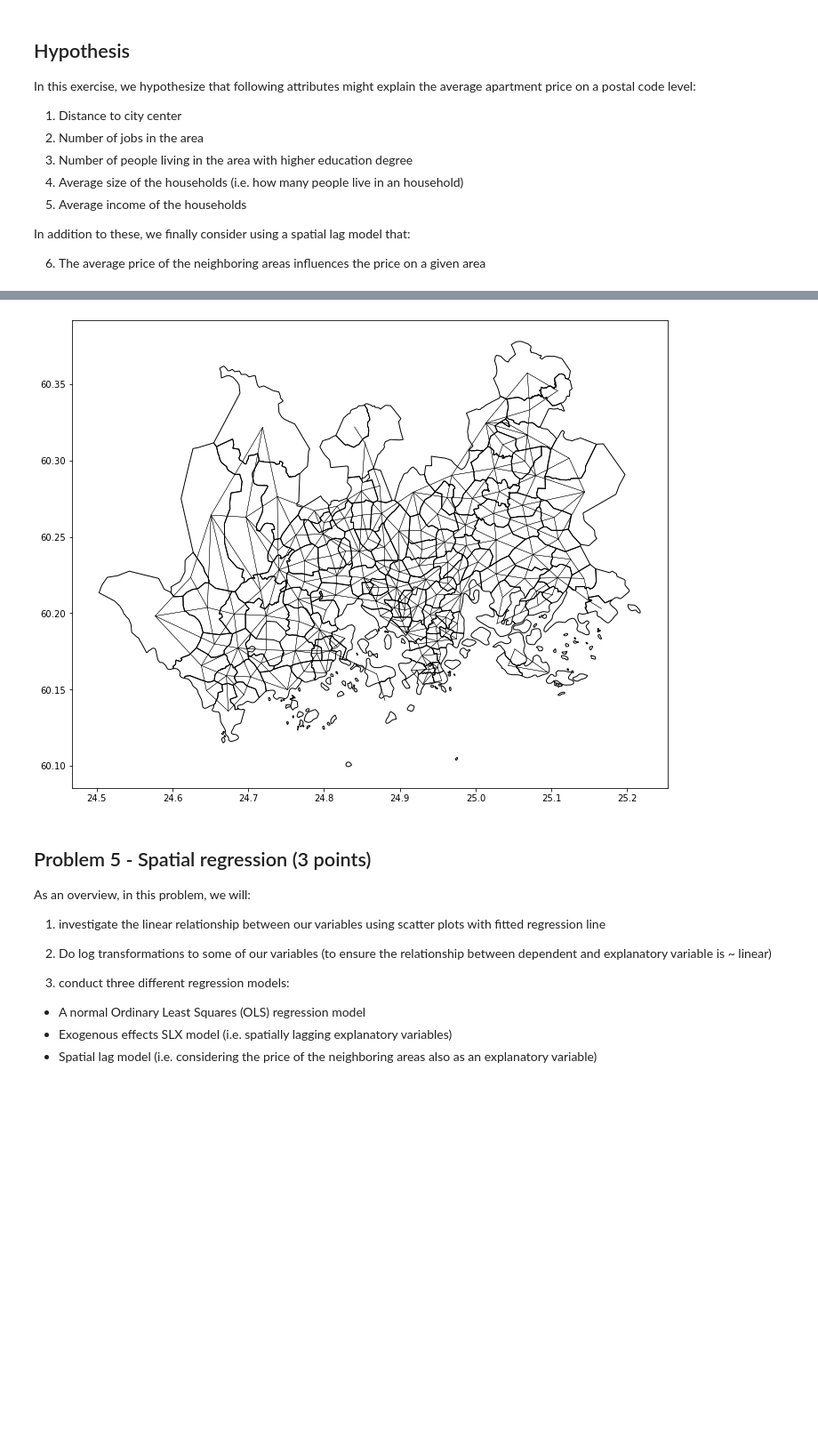
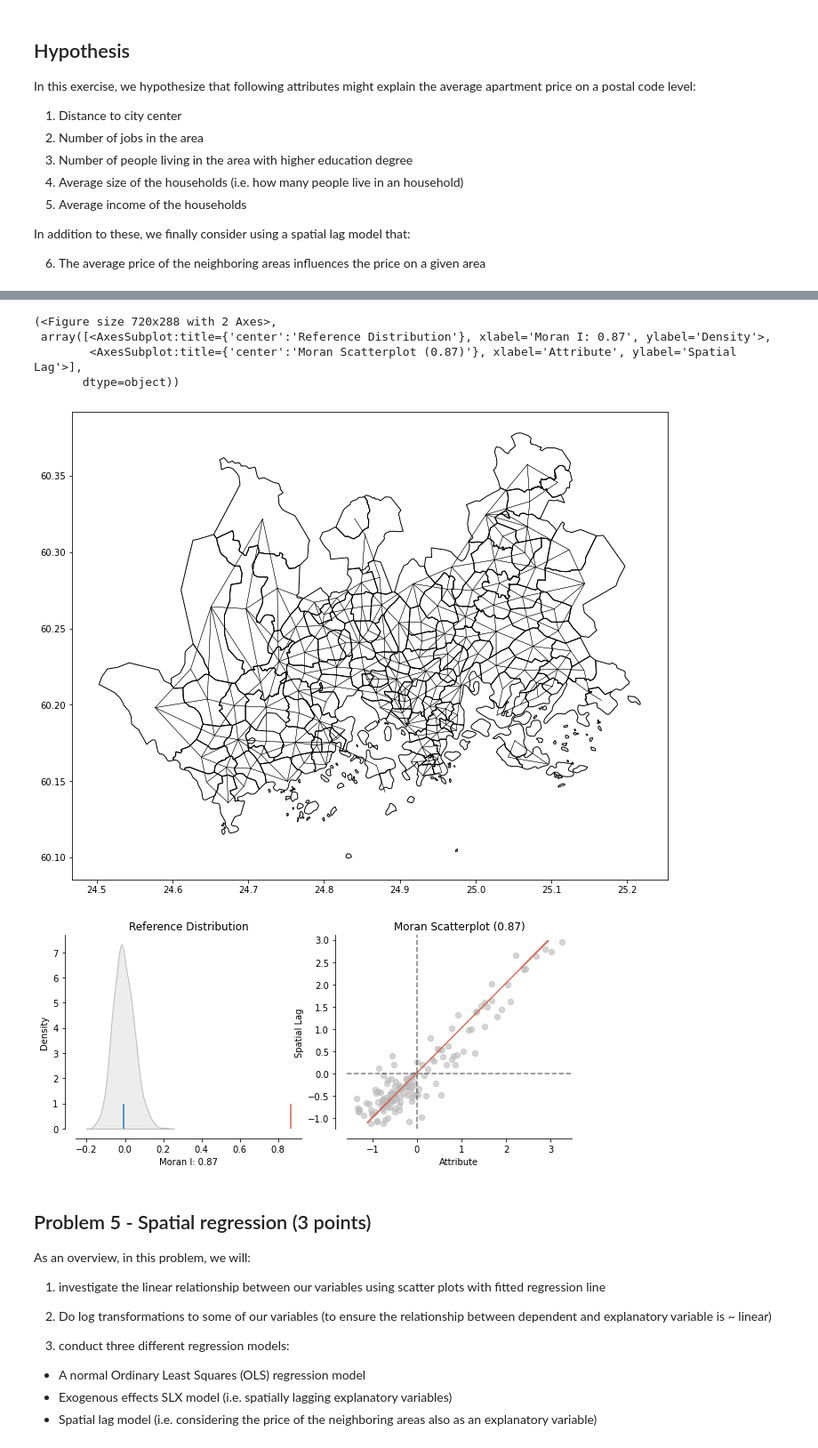
Before and after one commit to Sustainability-GIS-2022/exercise-4-laripernu, a Jupyter notebook: Exercise-4.ipynb, the cells around one changed output, grey strips where cells are left out. Shown at 89% size. Drawn from its saved outputs; the diff is of its cells as text; code cells hidden in the pictures; blank space fills up the shorter version.

```diff
--- a/Exercise-4.ipynb
+++ b/Exercise-4.ipynb
@@ -270,6 +267,9 @@ Sanity check (optional): If you plot the spatial weights (i.e. variable `w`) wit
 
 **How to read the plot?** The plot on the right displays a positive relationship between both variables (it also shows the global Moran index in the title). This means that we have positive spatial autocorrelation in our data as similar values tend to be located close to each other: high values tend to be close to other high values, and low values tend to close to other low values. On the left plot we can see, how the distribution of our data should look like if the data would be spatially random. The blue vertical line (at x-axis position 0) shows where the mean is in spatially random distribution, and the red vertical line on the very right shows where the Moran's I of our data is. I.e. it is clearly beyond random.
 # %%
+import splot
+import esda
+from splot.esda import plot_moran
 from libpysal.weights import Queen
 import warnings
 warnings.simplefilter("ignore")
@@ -283,19 +283,26 @@ ax = data.plot(figsize=(12,12), facecolor="none")
 w.plot(data, ax=ax, edge_kws=dict(color='black', linestyle='-', linewidth=0.4), node_kws=dict(marker=''))
 
 # 2. Row standardize the weights as was shown during the tutorial this week.
-
+w.transform = 'R'
 
 # 3. In our data, there are islands. Which indices of our data represent islands?
-
+islands = w.islands
+type(islands)
 
 # 4. Remove the rows from our GeoDataFrame representing islands (check lesson video) by dropping the rows based on the island indices. Also reset the index at this point.
-
+data_no_island = data.drop(islands)
+data_no_island.reset_index()
 
 # 5. Based on this cleaned data, recreate the Queen contiguity weights and store them again in variable w and row standardize the weights
+w = Queen.from_dataframe(data_no_island)
+w.transform = 'R'
 
+# 6. Calculate the Moran's I based on the "price" attribute and using the spatial weights that we created in the previous step.
+mi = esda.moran.Moran(data_no_island["avg_m2_price_2019"], w)
 
-# 6. Calculate the Moran's I based on the "price" attribute and using the spatial weights that we created in the previous step. For doing this, you can use the Moran() function from the pysal library, which accepts the Series of our price column as one parameter and the weights as another, check the pysal docs for details. What is the global Moran's I for our data?
-
+# What is the global Moran's I for our data?
+print("Moran's I: {:.5f}".format(mi.I))
 
 # 7. Create a Moran plot based on our data that allows us to investigate the spatial autocorrelation visually. For doing this, you can use a plot_moran() -function from pysal's splot submodule. Sanity check: if everything is correct Moran plot should produce something like following (Moran's I value is hidden):
+plot_moran(mi)
 # %% [output]
@@ -303,4 +314,9 @@ w.plot(data, ax=ax, edge_kws=dict(color='black', linestyle='-', linewidth=0.4),
+(<Figure size 720x288 with 2 Axes>,
+ array([<AxesSubplot:title={'center':'Reference Distribution'}, xlabel='Moran I: 0.87', ylabel='Density'>,
+        <AxesSubplot:title={'center':'Moran Scatterplot (0.87)'}, xlabel='Attribute', ylabel='Spatial Lag'>],
+       dtype=object))
 [figure]
+[figure, added]
 # %% [markdown]
 ## Problem 5 - Spatial regression (3 points)
 
```
Also changed, not shown: parts of 14 cells of this notebook.
